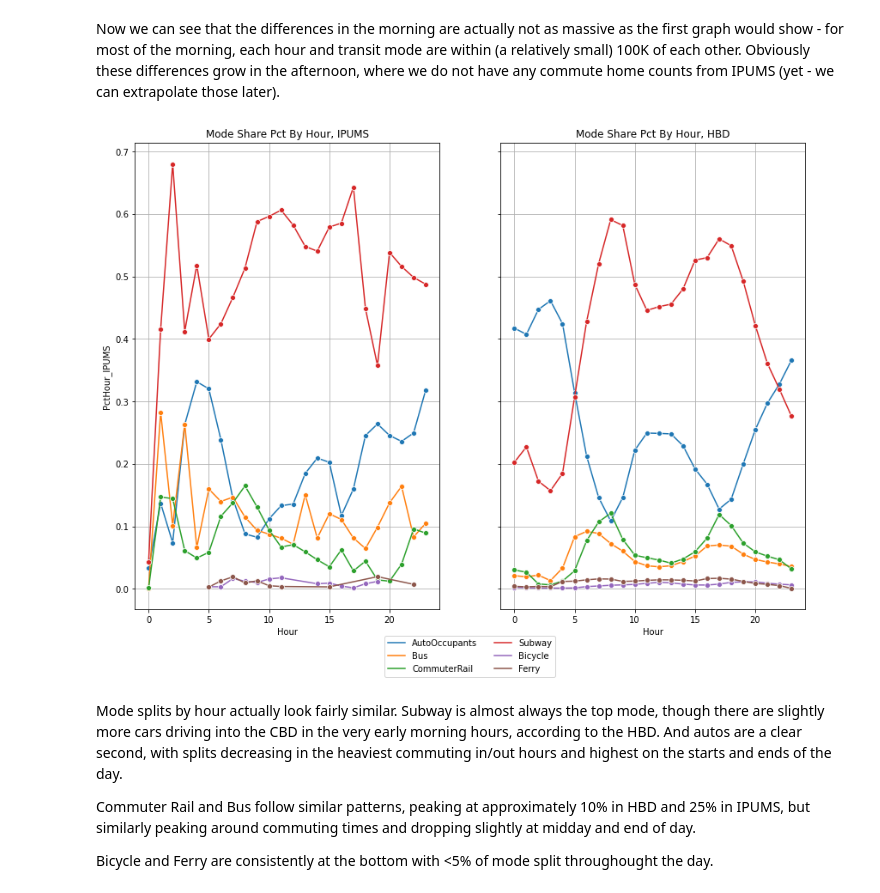
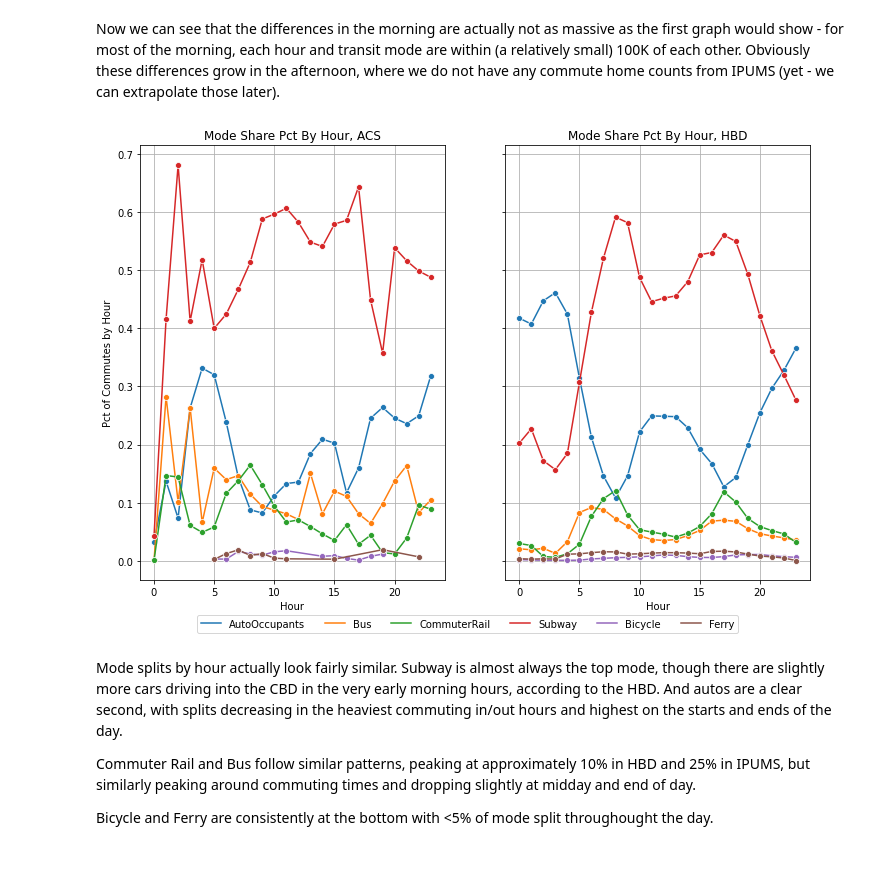
Before and after one commit to BNewborn/mobility-electrification, a Jupyter notebook: 01_DataExploration_and_Engineering/04_Comparing_HBD_IPUMS.ipynb, the cells around one changed output. Cells and saved outputs as stored; diff of their text form; code cells hidden in the pictures; blank space fills up the shorter version.

```diff
--- a/01_DataExploration_and_Engineering/04_Comparing_HBD_IPUMS.ipynb
+++ b/01_DataExploration_and_Engineering/04_Comparing_HBD_IPUMS.ipynb
@@ -125,36 +125,42 @@ Now we can see that the differences in the morning are actually not as massive a
 # %%
 ## Look at each dataset's modal split by hour
 totals_by_hour = check_df.groupby(by=["Hour"]).agg({"Estimated_Commuters_ipums":"sum","Estimated_Commuters_hbd":"sum"})
 totals_by_hour.columns = ['total_hourly_ipums','total_hourly_hbd']
 totals_by_hour.reset_index(inplace=True)
 mode_share_df = check_df.merge(totals_by_hour,on=['Hour'])
 mode_share_df['PctHour_IPUMS'] = mode_share_df['Estimated_Commuters_ipums']/mode_share_df['total_hourly_ipums']
 mode_share_df['PctHour_HBD'] = mode_share_df['Estimated_Commuters_hbd']/mode_share_df['total_hourly_hbd']
 
 
 mode_share_df[["Hour",'TransMode',"PctHour_IPUMS",'PctHour_HBD']]
 
 
 # Check
 mode_share_df.groupby(by=["Hour"])["PctHour_IPUMS",'PctHour_HBD'].sum() #looks good
 
 graph_mode_share_df = mode_share_df[mode_share_df['TransMode'].isin(tm_in_both)]\
 [["Hour",'TransMode',"PctHour_IPUMS",'PctHour_HBD']].copy()
 
-fig,(ax1,ax2)=plt.subplots(1,2,figsize=(14,10),sharey=True)
+fig,(ax1,ax2)=plt.subplots(1,2,figsize=(12,8),sharey=True)
 ax1.grid(True),ax2.grid(True)
 sns.lineplot(data=graph_mode_share_df\
              ,x='Hour',marker='o',y='PctHour_IPUMS',hue='TransMode',ax=ax1)
-ax1.set_title("Mode Share Pct By Hour, IPUMS")
+ax1.set_title("Mode Share Pct By Hour, ACS")
+ax1.set_ylabel("Pct of Commutes by Hour")
 sns.lineplot(data=graph_mode_share_df\
              ,x='Hour',marker='o',y='PctHour_HBD',hue='TransMode',ax=ax2)
 ax2.set_title("Mode Share Pct By Hour, HBD");
 
-leg1 = ax1.legend(loc='center', bbox_to_anchor=(1.1, -0.10), shadow=False, ncol=2)
-leg2 = ax2.legend(loc='center', bbox_to_anchor=(1.1, -0.10), shadow=False, ncol=2)
-leg2.remove()
+leg1 = ax1.legend(loc='center', bbox_to_anchor=(-0.125, -0.10), shadow=False, ncol=6)
+leg2 = ax2.legend(loc='center', bbox_to_anchor=(-0.125, -0.10), shadow=False, ncol=6)
+
+# leg1 = ax1.legend(bbox_to_anchor=(1.1, 1.05))
+# leg2 = ax2.legend(bbox_to_anchor=(1.4,.55))
+
+leg1.remove()
+plt.savefig("hbd_ipums_compare.png")
 # %% [output]
-[figure, old version]
+[figure, new version]
 # %% [markdown]
 Mode splits by hour actually look fairly similar. Subway is almost always the top mode, though there are slightly more cars driving into the CBD in the very early morning hours, according to the HBD. And autos are a clear second, with splits decreasing in the heaviest commuting in/out hours and highest on the starts and ends of the day.
 
```
Also changed, not shown: parts of 1 cell of this notebook, 4 other files.
